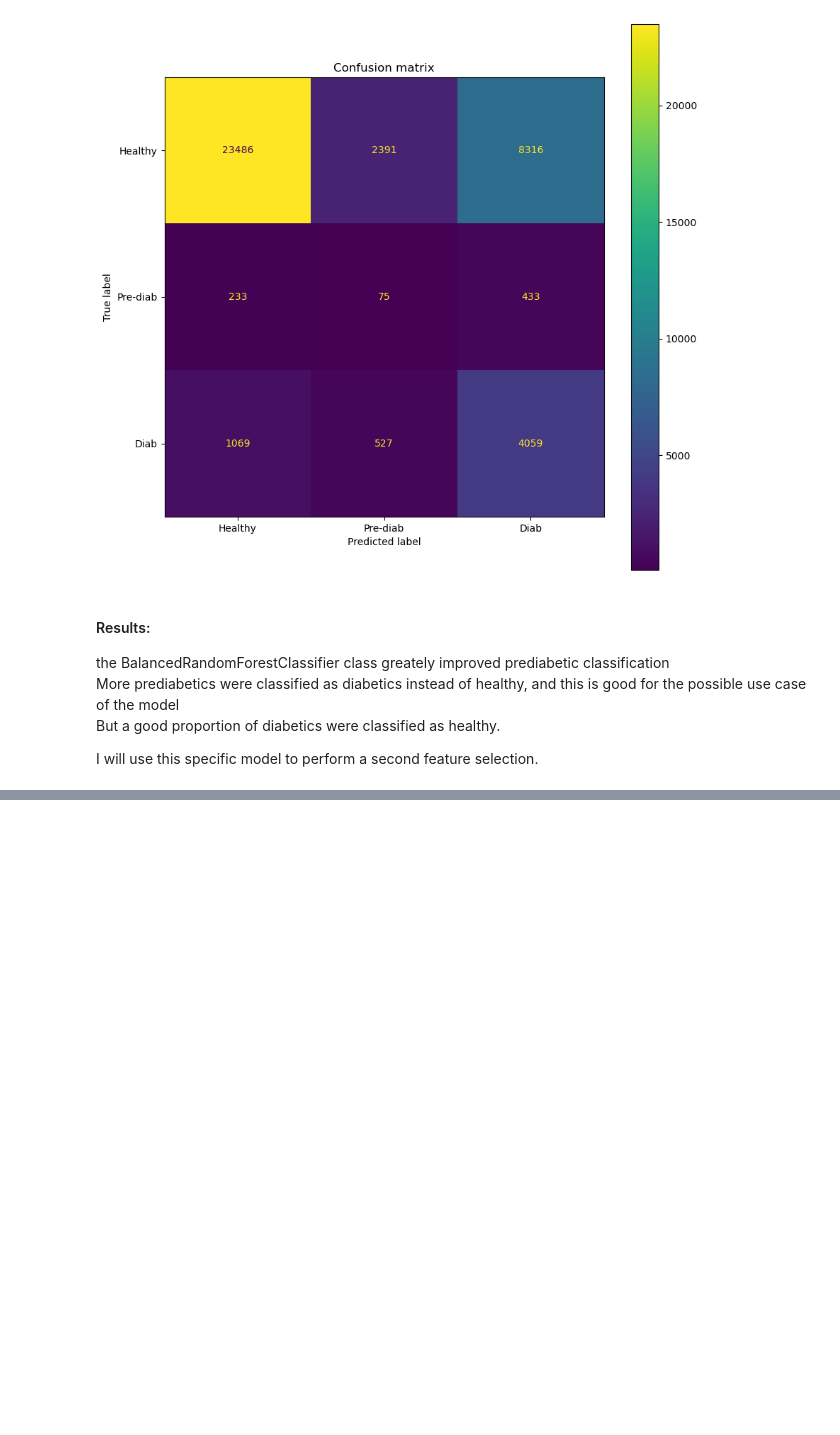
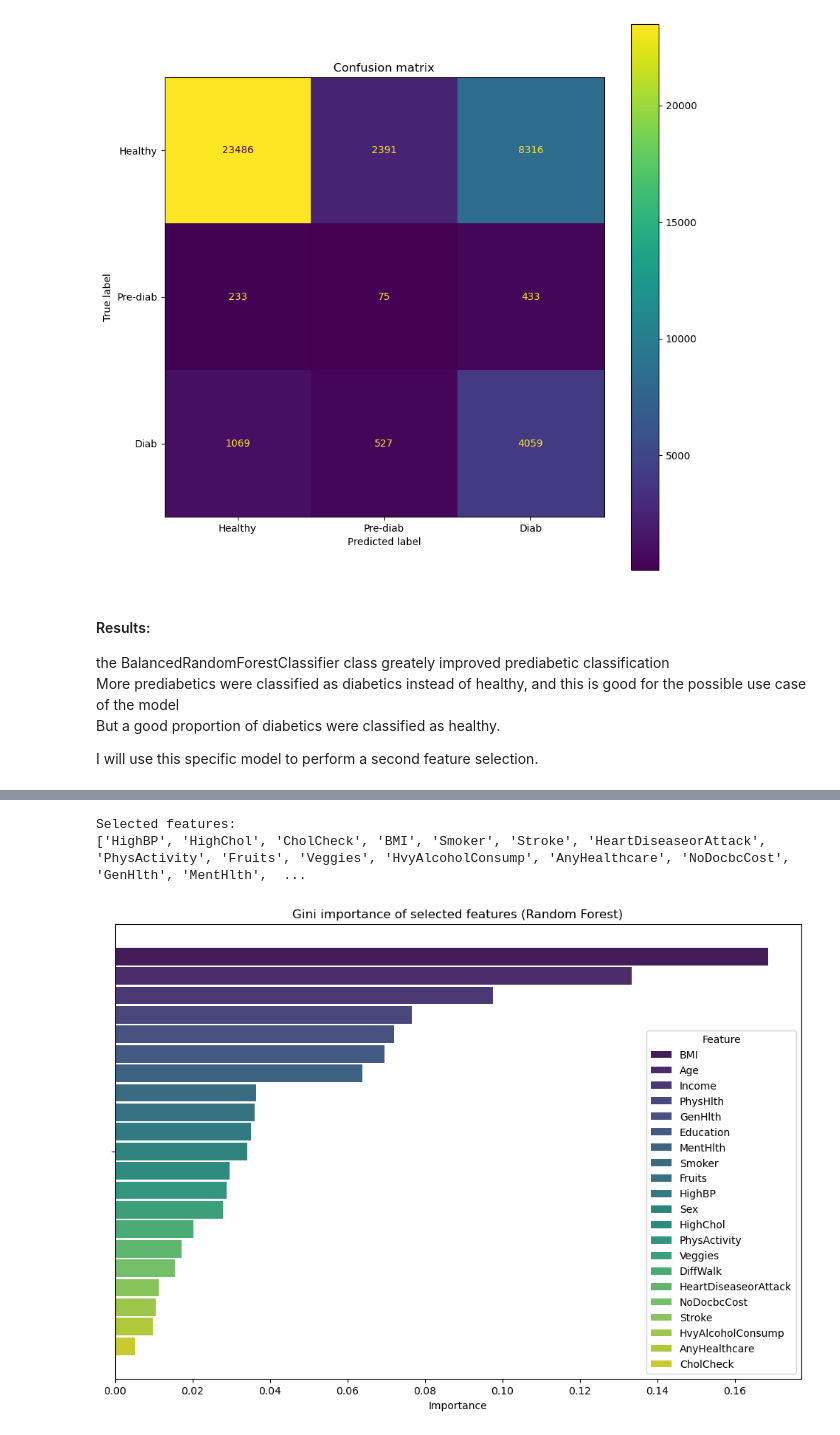
Before and after one commit to Mcentenaro/Diabetes_Risk_ML, a Jupyter notebook: class_imbalance.ipynb, the cells around one changed output, grey strips where cells are left out. Cells and saved outputs as stored; diff of their text form; code cells hidden in the pictures; blank space fills up the shorter version.

```diff
--- a/class_imbalance.ipynb
+++ b/class_imbalance.ipynb
@@ -160,0 +237,21 @@ I will use this specific model to perform a second feature selection.
+# %%
+feature_selected = x_training.columns[bal_rfecv.support_]
+
+print("Selected features:")
+print(list(feature_selected))
+
+importances = bal_rfecv.estimator_.feature_importances_
+
+df_imp = pd.DataFrame({
+    'Feature': feature_selected,
+    'Importance': importances
+}).sort_values(by='Importance', ascending=False)
+
+plt.figure(figsize=(12, 8))
+sns.barplot(x='Importance', hue='Feature', data=df_imp, palette='viridis' , width=0.9 ,gap=0.1)
+plt.title("Gini importance of selected features (Random Forest)")
+plt.show()
+# %% [output]
+Selected features:
+['HighBP', 'HighChol', 'CholCheck', 'BMI', 'Smoker', 'Stroke', 'HeartDiseaseorAttack', 'PhysActivity', 'Fruits', 'Veggies', 'HvyAlcoholConsump', 'AnyHealthcare', 'NoDocbcCost', 'GenHlth', 'MentHlth',  ...
+[figure, added]
```
Also changed, not shown: parts of 10 cells of this notebook, 2 other files.
